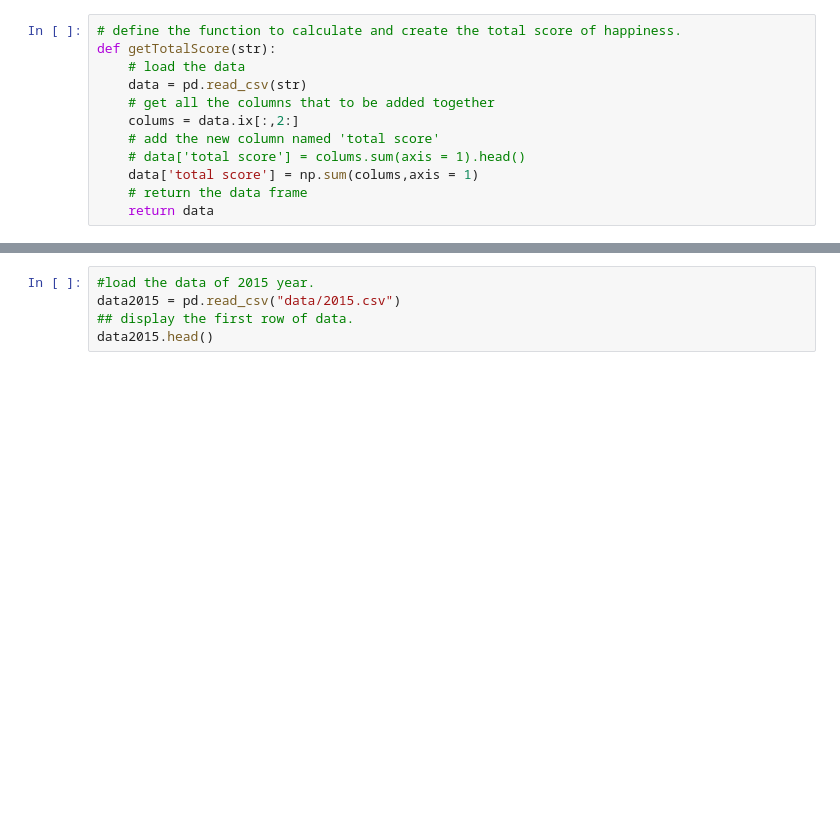
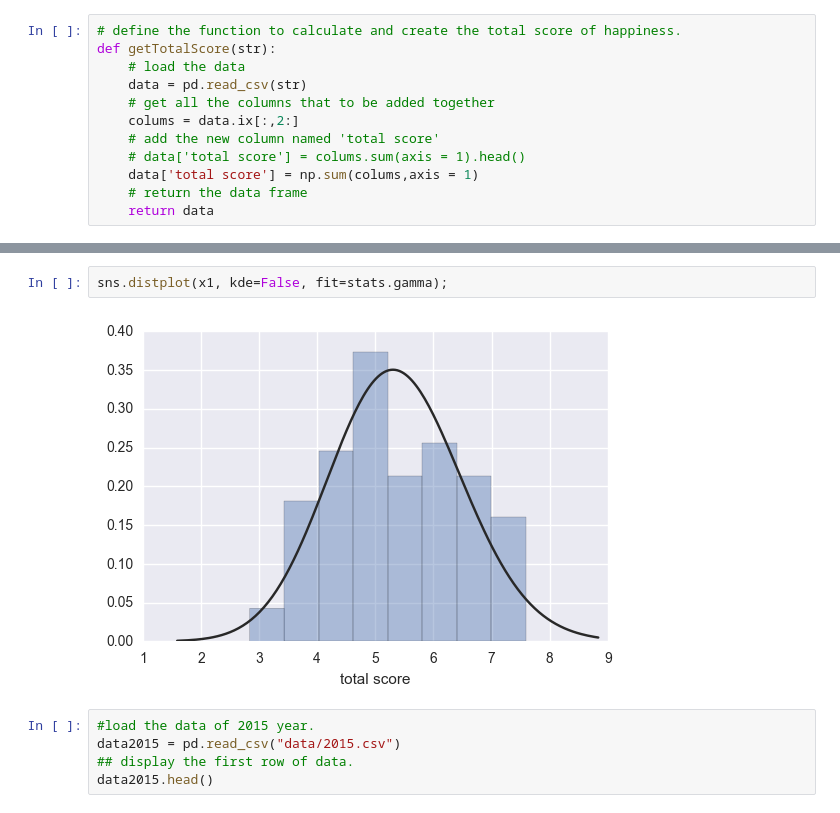
Before and after one commit to wentingsu/Su_Wenting_spring2017, a Jupyter notebook: Final/finalAnalyse1.ipynb, the cells around one changed output, grey strips where cells are left out. Cells and saved outputs as stored; diff of their text form; blank space fills up the shorter version.

```diff
--- a/Final/finalAnalyse1.ipynb
+++ b/Final/finalAnalyse1.ipynb
@@ -53,3 +100,7 @@ getRank(getTotalScore("data/2015.csv")).head()
+# %%
+sns.distplot(x1, kde=False, fit=stats.gamma);
+# %% [output]
+[figure, added]
 # %%
 #load the data of 2015 year.
 data2015 = pd.read_csv("data/2015.csv")
```
Also changed, not shown: parts of 15 cells of this notebook, 8 other files.
